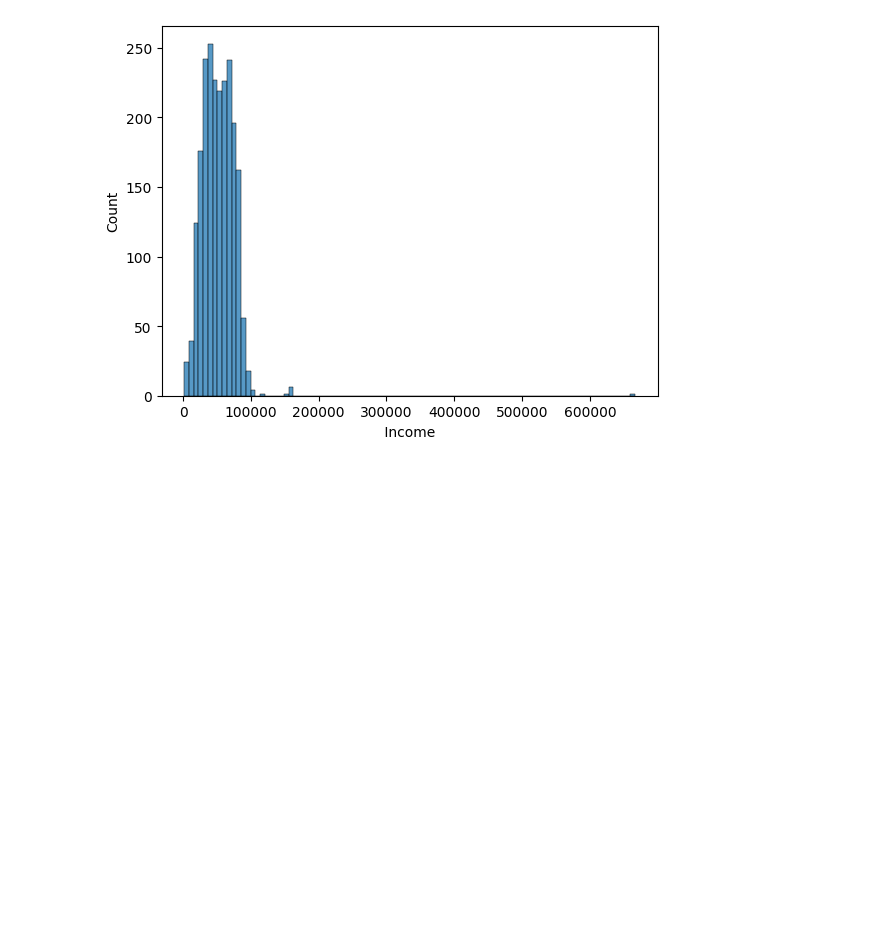
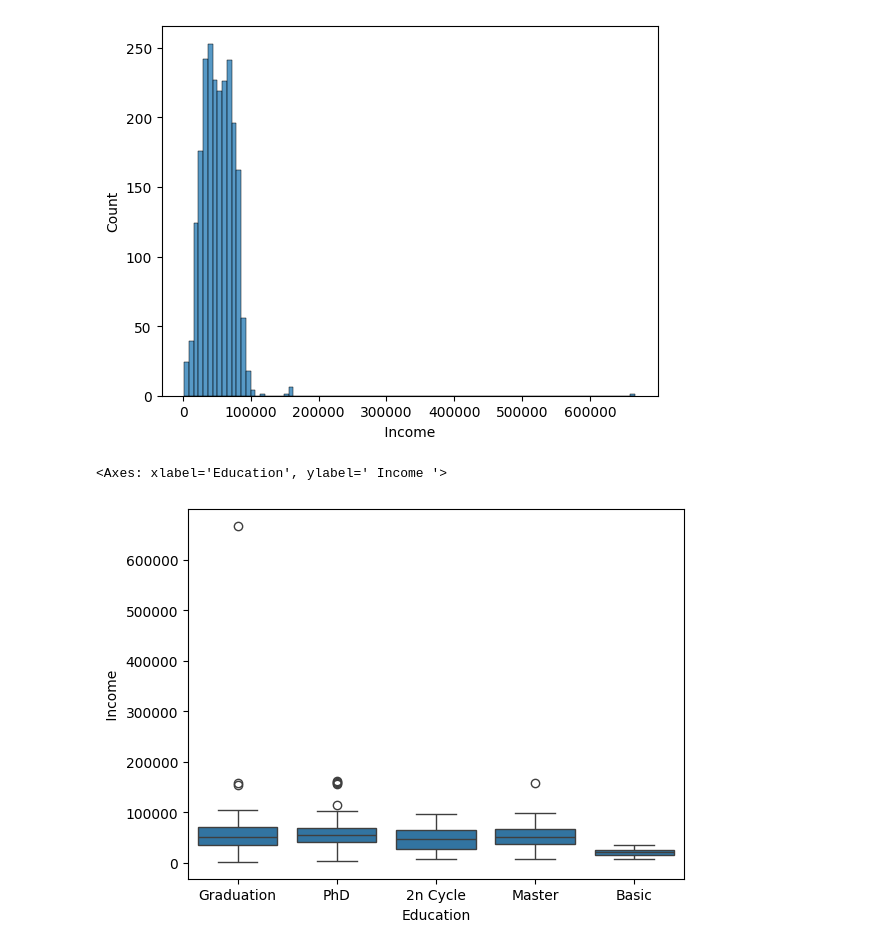
Before and after one commit to Data-Analysis-Hub/Marketing-Campaigns-Performance-Analysis, a Jupyter notebook: EDA.ipynb, the cells around one changed output. Cells and saved outputs as stored; diff of their text form; code cells hidden in the pictures; blank space fills up the shorter version.

```diff
--- a/EDA.ipynb
+++ b/EDA.ipynb
@@ -291,3 +350,11 @@ sns.histplot(data=data_df,x=' Income ')
 # %% [output]
 <Axes: xlabel=' Income ', ylabel='Count'>
 [figure]
+# %%
+df_5=pd.read_csv('./assets/data-69d3709338fdb705334215.csv');
+# df_5.columns
+
+sns.boxplot(data=df_5,x="Education",y= ' Income ')
+# %% [output]
+<Axes: xlabel='Education', ylabel=' Income '>
+[figure, added]
```
Also changed, not shown: parts of 6 cells of this notebook, 1 other file.
